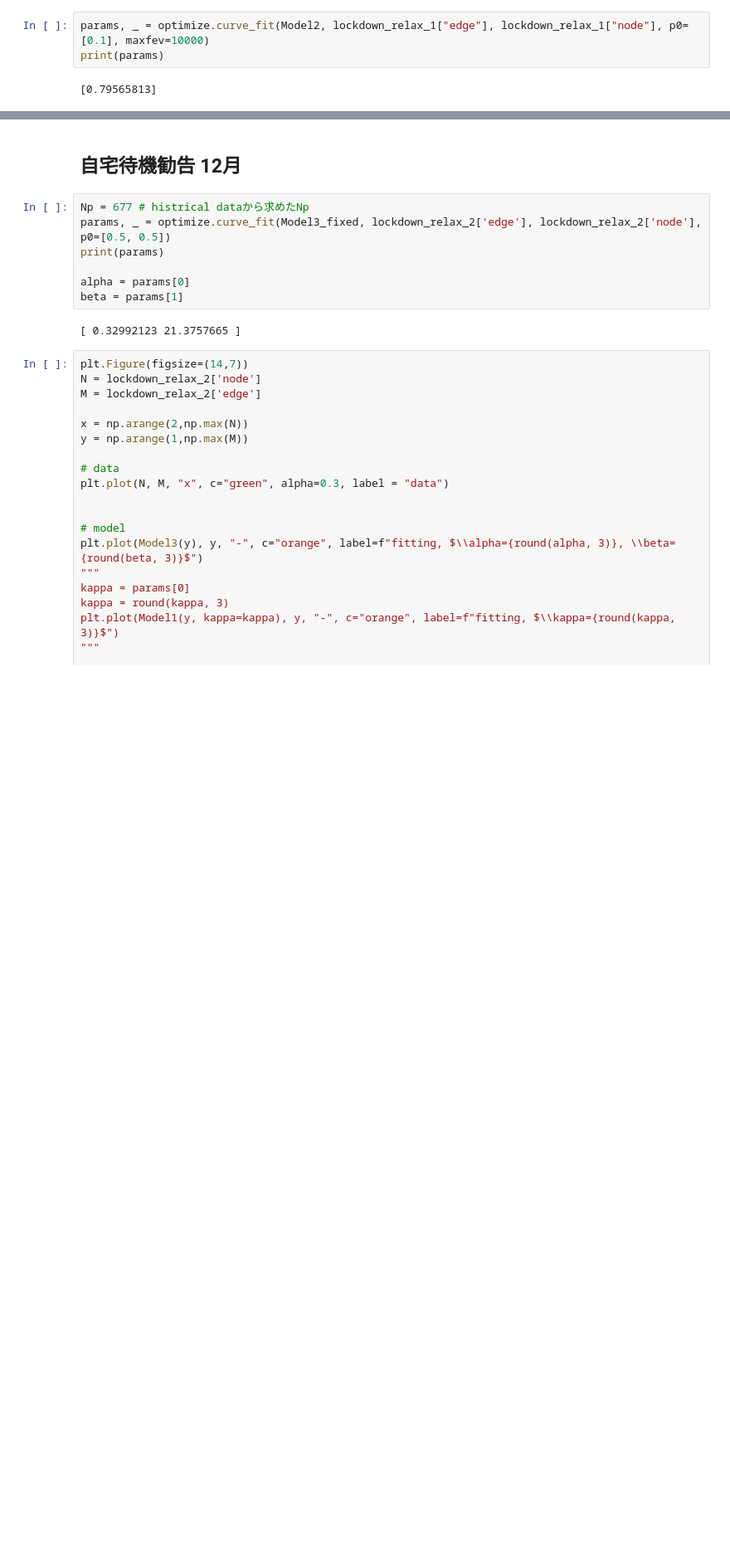
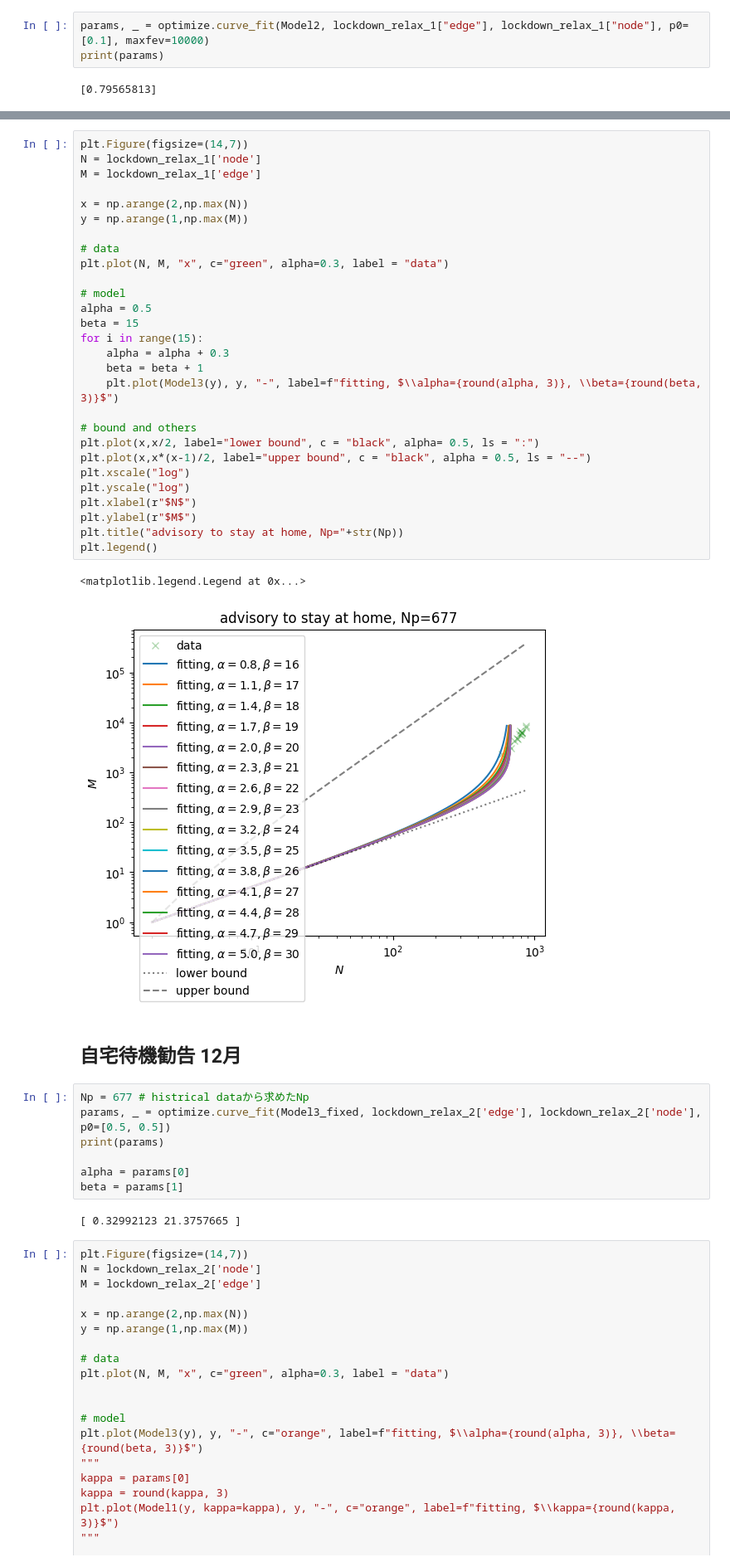
Before and after one commit to yiadka/mobility_scaling, a Jupyter notebook: notebooks/lockdown.ipynb, the cells around one changed output, grey strips where cells are left out. Shown at 83% size. Saved outputs shown, nothing was run; the diff lists cells and outputs as text; blank space fills up the shorter version.

```diff
--- a/notebooks/lockdown.ipynb
+++ b/notebooks/lockdown.ipynb
@@ -647,3 +724,34 @@ plt.legend()
+# %%
+plt.Figure(figsize=(14,7))
+N = lockdown_relax_1['node']
+M = lockdown_relax_1['edge']
+
+x = np.arange(2,np.max(N))
+y = np.arange(1,np.max(M))
+
+# data
+plt.plot(N, M, "x", c="green", alpha=0.3, label = "data")
+
+# model
+alpha = 0.5
+beta = 15
+for i in range(15):
+    alpha = alpha + 0.3
+    beta = beta + 1
+    plt.plot(Model3(y), y, "-", label=f"fitting, $\\alpha={round(alpha, 3)}, \\beta={round(beta, 3)}$")
+
+# bound and others
+plt.plot(x,x/2, label="lower bound", c = "black", alpha= 0.5, ls = ":")
+plt.plot(x,x*(x-1)/2, label="upper bound", c = "black", alpha = 0.5, ls = "--")
+plt.xscale("log")
+plt.yscale("log")
+plt.xlabel(r"$N$")
+plt.ylabel(r"$M$")
+plt.title("advisory to stay at home, Np="+str(Np))
+plt.legend()
+# %% [output]
+<matplotlib.legend.Legend at 0x...>
+[figure, added]
 # %% [markdown]
 ## 自宅待機勧告 12月
 # %%
```
Also changed, not shown: parts of 7 cells of this notebook.
